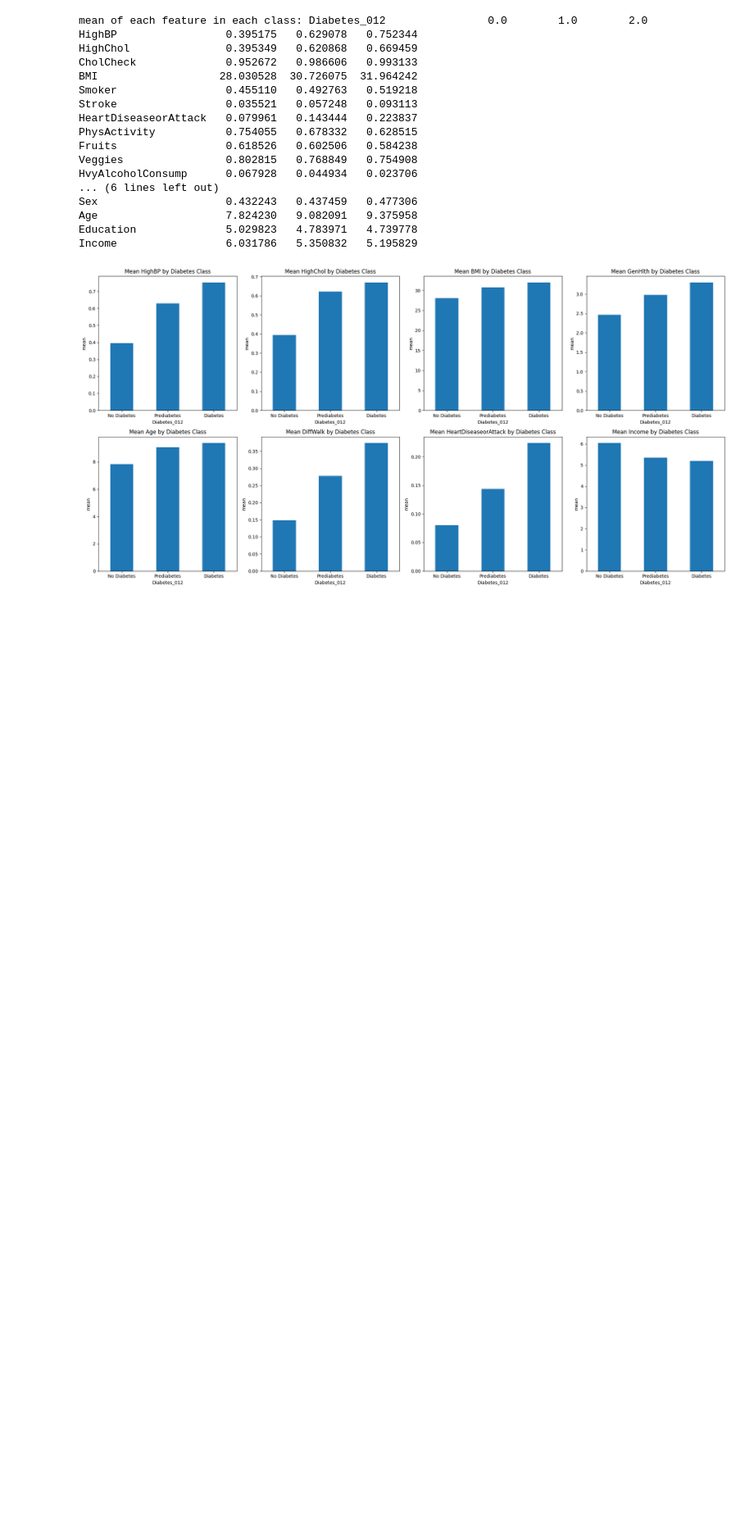
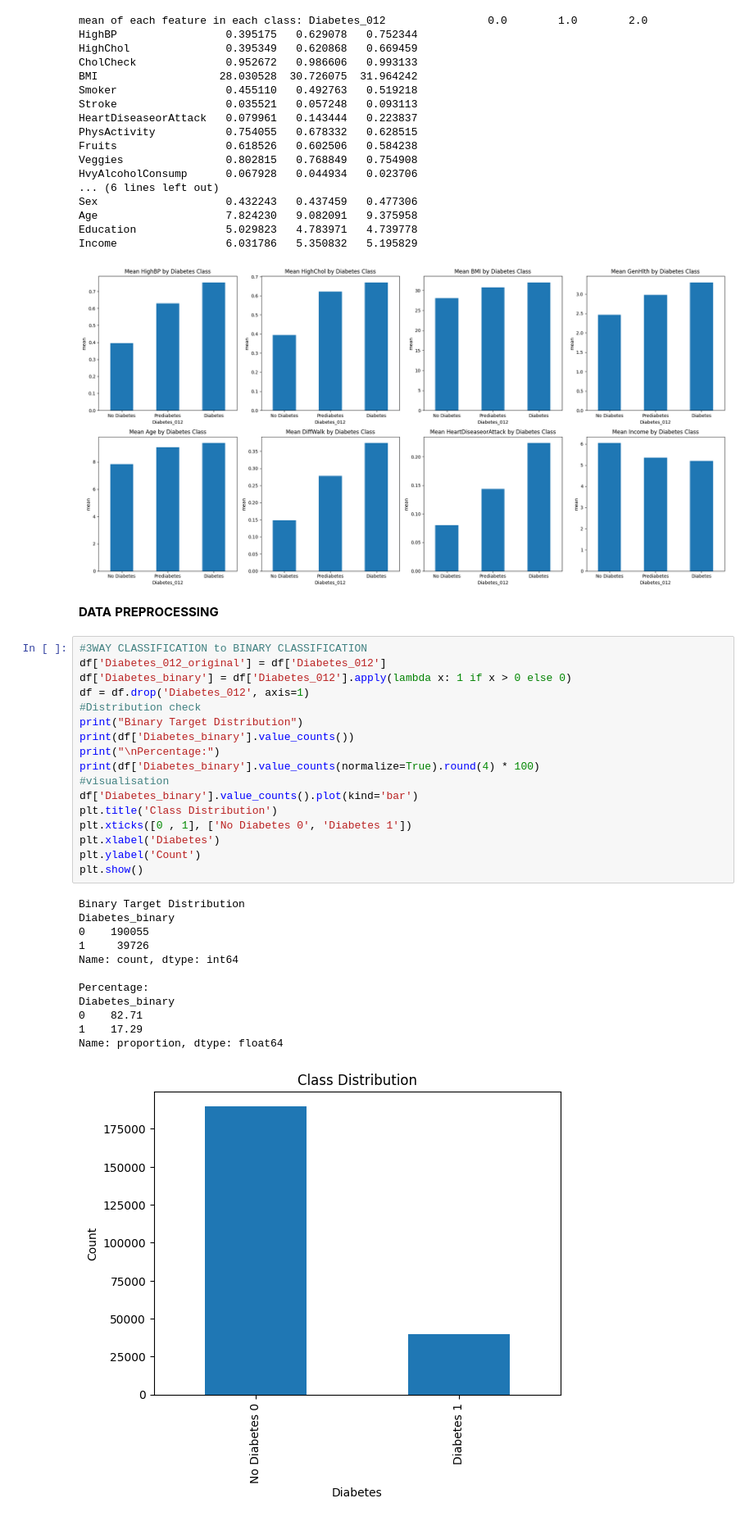
Before and after one commit to jk74u/FAIDM-Diabetes-Project, a Jupyter notebook: Mainlogic.ipynb, the cells around one changed output. Shown at 82% size. Cells and saved outputs as stored; diff of their text form; blank space fills up the shorter version.

```diff
--- a/Mainlogic.ipynb
+++ b/Mainlogic.ipynb
@@ -382,3 +371,35 @@ Age                    7.824230   9.082091   9.375958
 Education              5.029823   4.783971   4.739778
 Income                 6.031786   5.350832   5.195829
 [figure]
+# %% [markdown]
+**DATA** **PREPROCESSING**
+# %%
+#3WAY CLASSIFICATION to BINARY CLASSIFICATION
+df['Diabetes_012_original'] = df['Diabetes_012']
+df['Diabetes_binary'] = df['Diabetes_012'].apply(lambda x: 1 if x > 0 else 0)
+df = df.drop('Diabetes_012', axis=1)
+#Distribution check
+print("Binary Target Distribution")
+print(df['Diabetes_binary'].value_counts())
+print("\nPercentage:")
+print(df['Diabetes_binary'].value_counts(normalize=True).round(4) * 100)
+#visualisation
+df['Diabetes_binary'].value_counts().plot(kind='bar')
+plt.title('Class Distribution')
+plt.xticks([0 , 1], ['No Diabetes 0', 'Diabetes 1'])
+plt.xlabel('Diabetes')
+plt.ylabel('Count')
+plt.show()
+# %% [output]
+Binary Target Distribution
+Diabetes_binary
+0    190055
+1     39726
+Name: count, dtype: int64
+
+Percentage:
+Diabetes_binary
+0    82.71
+1    17.29
+Name: proportion, dtype: float64
+[figure, added]
```
Also changed, not shown: parts of 16 cells of this notebook.
